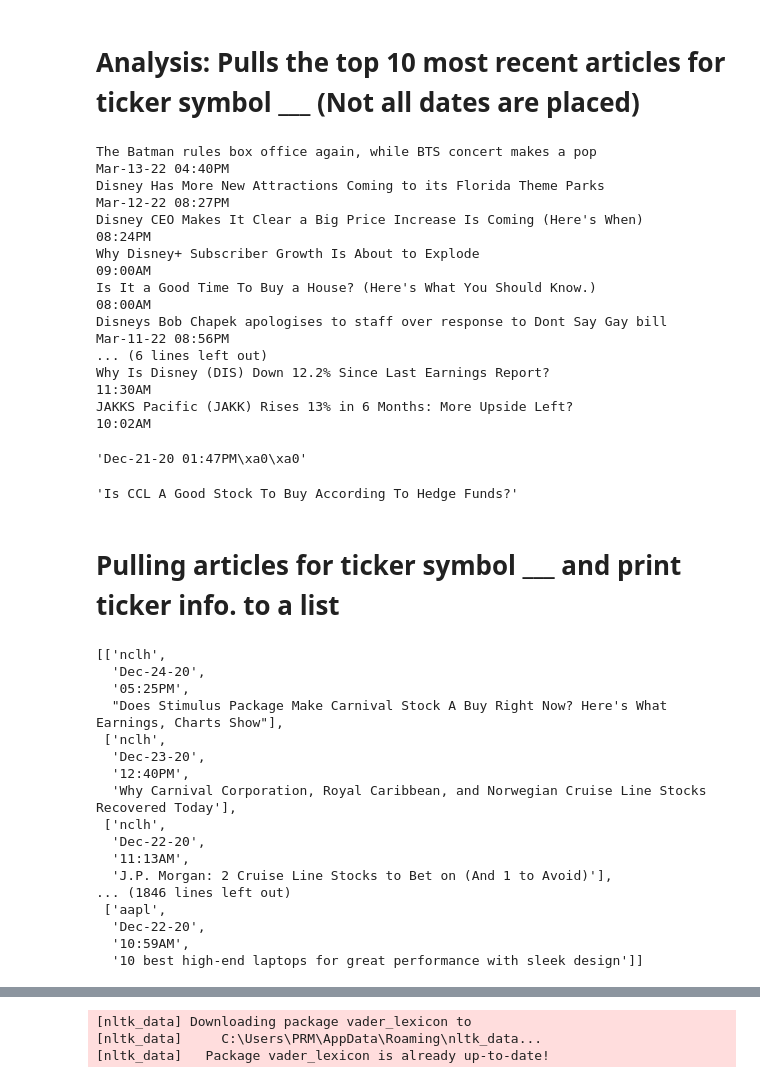
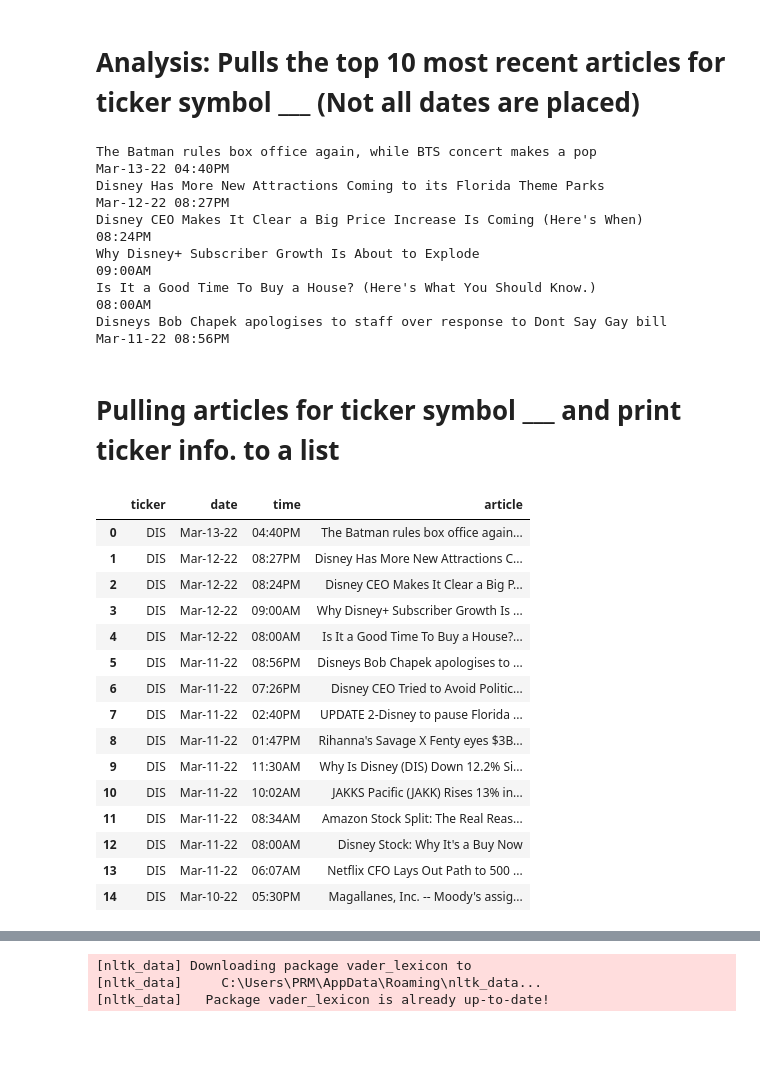
Before and after one commit to pval108/StockNewsScraper, a Jupyter notebook: stocknews_scraper.ipynb, the cells around one changed output, grey strips where cells are left out. Saved outputs shown, nothing was run; the diff lists cells and outputs as text; code cells hidden in the pictures; blank space fills up the shorter version.

```diff
--- a/stocknews_scraper.ipynb
+++ b/stocknews_scraper.ipynb
@@ -47,7 +47,7 @@ for i, table_row in enumerate(vr_tr):
     print(a_text)
     print(td_text)
     # Exit after printing 4 rows of data
-    if i == 10:
+    if i == 5:
         break
 # %% [output]
 The Batman rules box office again, while BTS concert makes a pop
@@ -62,64 +62,50 @@ Is It a Good Time To Buy a House? (Here's What You Should Know.)
 08:00AM
 Disneys Bob Chapek apologises to staff over response to Dont Say Gay bill
 Mar-11-22 08:56PM
-... (6 lines left out)
-Why Is Disney (DIS) Down 12.2% Since Last Earnings Report?
-11:30AM
-JAKKS Pacific (JAKK) Rises 13% in 6 Months: More Upside Left?
-10:02AM
-# %%
-td_text
-# %% [output]
-'Dec-21-20 01:47PM\xa0\xa0'
-# %%
-a_text
-# %% [output]
-'Is CCL A Good Stock To Buy According To Hedge Funds?'
 # %% [markdown]
 # Pulling articles for ticker symbol ___ and print ticker info. to a list
 # %%
 parsed_news = []
 
 # Iterate through the news
 for file_name, news_table in news_tables.items():
     # Iterate through all tr tags in 'news_table'
     for x in news_table.findAll('tr'):
         # read the text from each tr tag into text
         # get text from a only
         text = x.a.get_text()
         # splite text in the td tag into a list
         date_scrape = x.td.text.split()
         # if the length of 'date_scrape' is 1, load 'time' as the only element
 
         if len(date_scrape) == 1:
             time = date_scrape[0]
 
         # else load 'date' as the 1st element and 'time' as the second
         else:
             date = date_scrape[0]
             time = date_scrape[1]
         # Extract the ticker from the file name, get the string up to the 1st '_'
         ticker = file_name.split('_')[0]
 
         # Append ticker, date, time and headline as a list to the 'parsed_news' list
         parsed_news.append([ticker, date, time, text])
 
-parsed_news
+pd.DataFrame(parsed_news,columns=('ticker','date','time','article')).head(15)
 # %% [output]
-[['nclh',
-  'Dec-24-20',
-  '05:25PM',
-  "Does Stimulus Package Make Carnival Stock A Buy Right Now? Here's What Earnings, Charts Show"],
- ['nclh',
-  'Dec-23-20',
-  '12:40PM',
-  'Why Carnival Corporation, Royal Caribbean, and Norwegian Cruise Line Stocks Recovered Today'],
- ['nclh',
-  'Dec-22-20',
-  '11:13AM',
-  'J.P. Morgan: 2 Cruise Line Stocks to Bet on (And 1 to Avoid)'],
-... (1846 lines left out)
- ['aapl',
-  'Dec-22-20',
-  '10:59AM',
-  '10 best high-end laptops for great performance with sleek design']]
+|  | ticker | date | time | article |
+| 0 | DIS | Mar-13-22 | 04:40PM | The Batman rules box office again... |
+| 1 | DIS | Mar-12-22 | 08:27PM | Disney Has More New Attractions C... |
+| 2 | DIS | Mar-12-22 | 08:24PM | Disney CEO Makes It Clear a Big P... |
+| 3 | DIS | Mar-12-22 | 09:00AM | Why Disney+ Subscriber Growth Is ... |
+| 4 | DIS | Mar-12-22 | 08:00AM | Is It a Good Time To Buy a House?... |
+| 5 | DIS | Mar-11-22 | 08:56PM | Disneys Bob Chapek apologises to ... |
+| 6 | DIS | Mar-11-22 | 07:26PM | Disney CEO Tried to Avoid Politic... |
+| 7 | DIS | Mar-11-22 | 02:40PM | UPDATE 2-Disney to pause Florida ... |
+| 8 | DIS | Mar-11-22 | 01:47PM | Rihanna's Savage X Fenty eyes $3B... |
+| 9 | DIS | Mar-11-22 | 11:30AM | Why Is Disney (DIS) Down 12.2% Si... |
+| 10 | DIS | Mar-11-22 | 10:02AM | JAKKS Pacific (JAKK) Rises 13% in... |
+| 11 | DIS | Mar-11-22 | 08:34AM | Amazon Stock Split: The Real Reas... |
+| 12 | DIS | Mar-11-22 | 08:00AM | Disney Stock: Why It's a Buy Now |
+| 13 | DIS | Mar-11-22 | 06:07AM | Netflix CFO Lays Out Path to 500 ... |
+| 14 | DIS | Mar-10-22 | 05:30PM | Magallanes, Inc. -- Moody's assig... |
```
Also changed, not shown: parts of 24 cells of this notebook.
